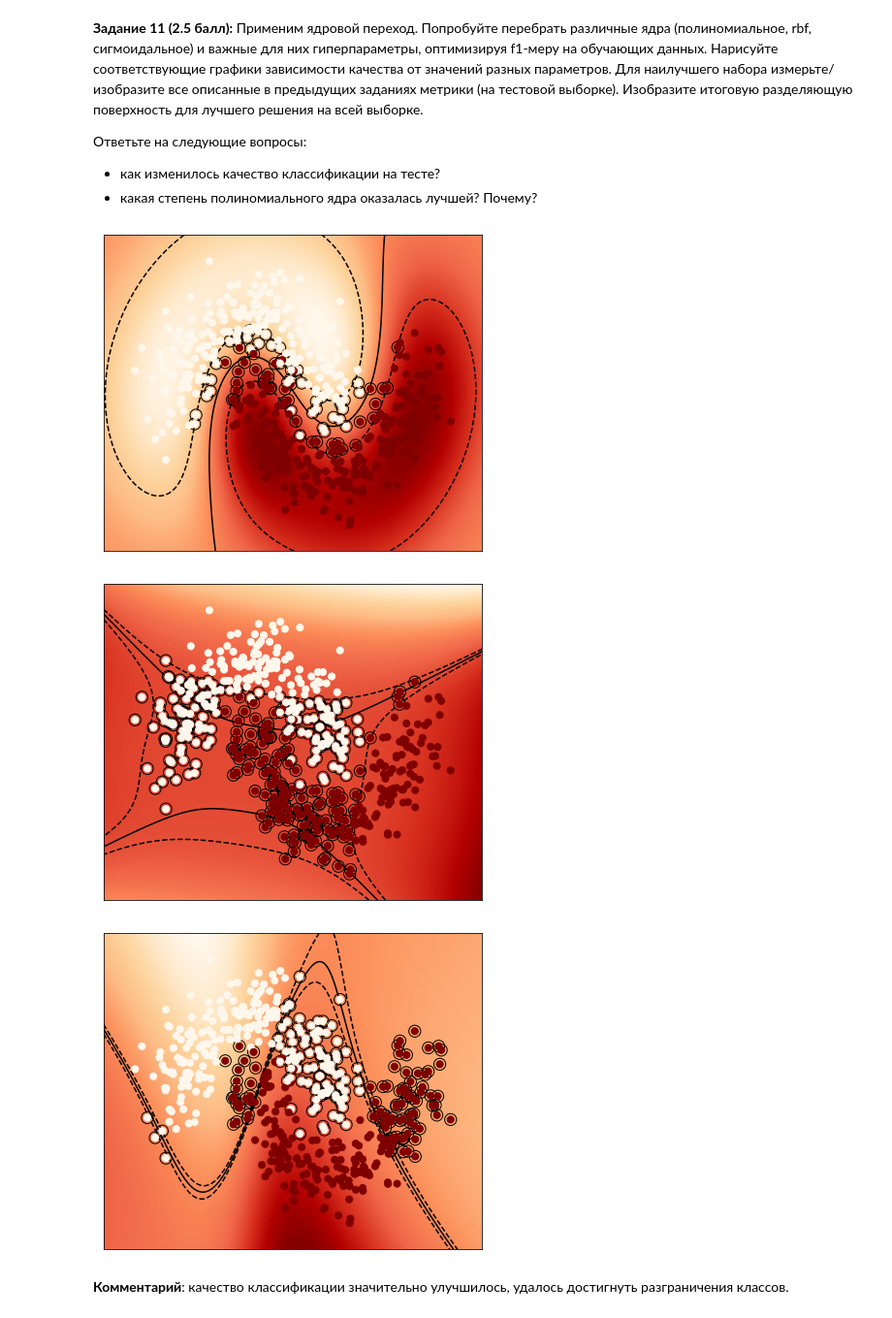
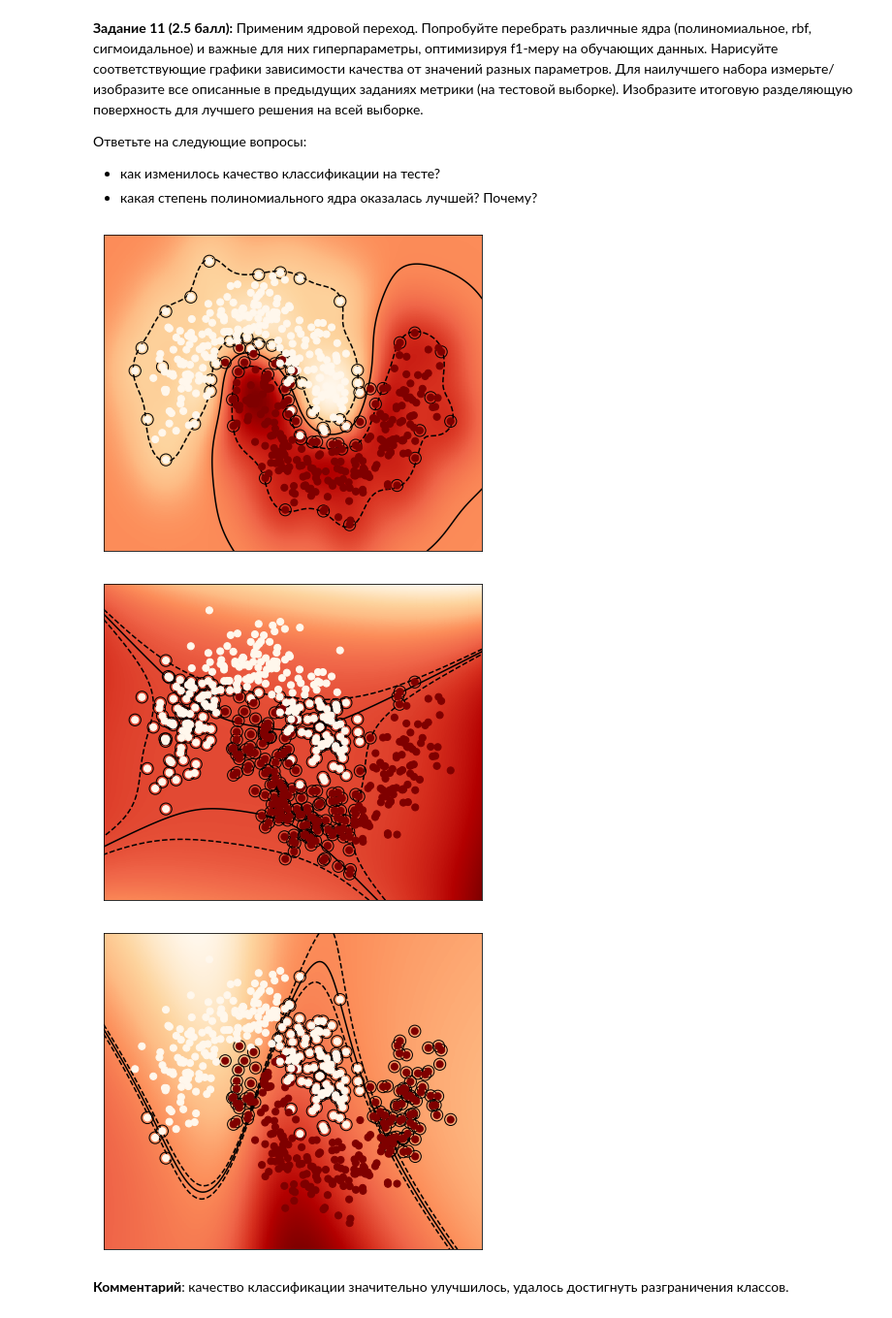
Before and after one commit to dep-810b-studs/mipt-python, a Jupyter notebook: tasks/mipt-python-task-ml.ipynb, the cells around one changed output. Shown at 97% size. Cells and saved outputs as stored; diff of their text form; code cells hidden in the pictures.

```diff
--- a/tasks/mipt-python-task-ml.ipynb
+++ b/tasks/mipt-python-task-ml.ipynb
@@ -396,6 +396,9 @@ __Задание 10 (1 балл):__ Попробуйте обучить на э
 import sklearn.svm as svm
 import numpy as np
 import matplotlib.pyplot as plt
+from sklearn.metrics import accuracy_score,plot_roc_curve, roc_curve, auc,precision_recall_curve
+from sklearn.metrics import f1_score
+from sklearn.model_selection import train_test_split
 
 # helper function for visualization
 
@@ -451,7 +454,12 @@ def plot_results(model, X, y, level=1.0, cmap_objects=plt.cm.OrRd, cmap_plot=plt
     plt.yticks(())
     plt.show()
 
-model = svm.SVC(kernel='linear', C=1.0)
-model.fit(moons_points, moons_labels)
+X_train, X_test, y_train, y_test = train_test_split(moons_points,moons_labels, test_size=0.35)
+model = svm.SVC(kernel='linear')
+model.fit(X_train, y_train)
+
+print(f'f1-score = {f1_score(y_test, model.predict(X_test), average=None)}')
+print("accuracy_score:", accuracy_score(y_test, model.predict(X_test)))
 plot_results(model, moons_points, moons_labels)
+plot_roc_curve(model,X_test, y_test)
 # %% [output]
@@ -465,19 +477,19 @@ __Задание 11 (2.5 балл):__ Применим ядровой перех
 - как изменилось качество классификации на тесте?
 - какая степень полиномиального ядра оказалась лучшей? Почему?
 # %%
-model = svm.SVC(kernel='rbf', C=1.0, gamma=1.0)
+model = svm.SVC(kernel='rbf', C=1.0, gamma=5.45)
 model.fit(moons_points, moons_labels)
 plot_results(model, moons_points, moons_labels, level=0.98)
 
 model = svm.SVC(kernel='poly', C=1.0, gamma=1.0, degree=4)
 model.fit(moons_points, moons_labels)
 plot_results(model, moons_points, moons_labels, level=0.98)
 
 model = svm.SVC(kernel='sigmoid', C=1.0, gamma=1.0)
 model.fit(moons_points, moons_labels)
 plot_results(model, moons_points, moons_labels, level=0.98)
 # %% [output]
-[figure, old version]
+[figure, new version]
 [figure]
 [figure]
 # %% [markdown]
```
Also changed, not shown: parts of 1 cell of this notebook.
